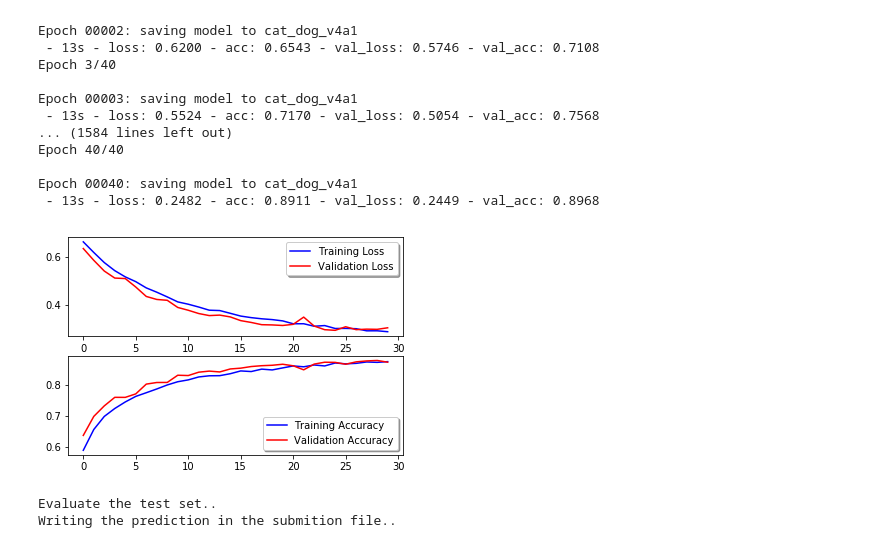
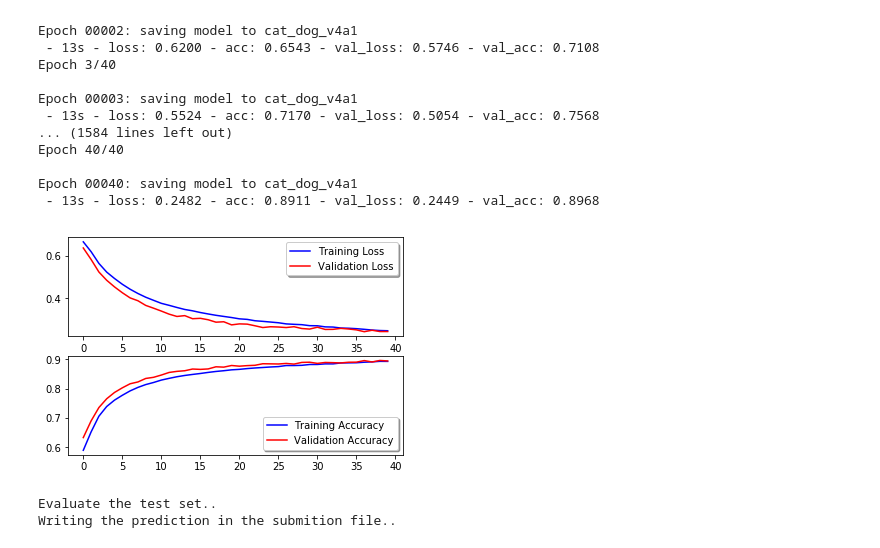
Before and after one commit to ILDanielS/Dogs-VS-Cats, a Jupyter notebook: Fourth Try - Simple Solution.ipynb, the cells around one changed output. Saved outputs shown, nothing was run; the diff lists cells and outputs as text; code cells hidden in the pictures.

Commit message:
Added validation and accuracy graphs

```diff
--- a/Fourth Try - Simple Solution.ipynb
+++ b/Fourth Try - Simple Solution.ipynb
@@ -126,14 +126,14 @@ model.add(Conv2D(filters=4, kernel_size=(4,4),\
 model.add(Conv2D(filters=8, kernel_size=(4,4),\
                  padding='Same', activation='relu'))
 model.add(MaxPool2D(pool_size=(4,4)))
-model.add(Dropout(0.5))
+# model.add(Dropout(0.5))
 
 model.add(Conv2D(filters=16, kernel_size=(8,8),\
                  padding='Same', activation='relu'))
 model.add(Conv2D(filters=32, kernel_size=(8,8),\
                  padding='Same', activation='relu'))
 model.add(MaxPool2D(pool_size=(4,4)))
-model.add(Dropout(0.5))
+# model.add(Dropout(0.5))
 
 model.add(Flatten())
 model.add(Dense(8**2, activation='relu'))
@@ -221,21 +221,42 @@ for i,history in enumerate(history_list):
     filename = 'train_history/trainHistory' + str(i) +'.pkl'
     with open(filename, 'wb') as file_pi:
         pickle.dump(history.history, file_pi)
+# %%
+import pickle
+if not history_list:
+    history_list = []
+    for i in range(0,10):
+        filename = 'train_history/trainHistory' + str(i) + '.pkl'
+        history_list.append(pickle.load( open( filename, "rb" ) ))
+# history1 = pickle.load( open( "train_history/trainHistory1.pkl", "rb" ) )
+# %%
+train_loss = np.array([history['loss'] for history in history_list])
+train_loss_mean = np.mean(train_loss,axis=0)
+
+val_loss = np.array([history['val_loss'] for history in history_list])
+val_loss_mean = np.mean(val_loss,axis=0)
+
+train_acc = np.array([history['acc'] for history in history_list])
+train_acc_mean = np.mean(train_acc,axis=0)
+
+val_acc = np.array([history['val_acc'] for history in history_list])
+val_acc_mean = np.mean(val_acc,axis=0)
 # %%
+
 fig, ax = plt.subplots(2,1)
 # Loss Plot
-for history in history_list
-    ax[0].plot(history.history['loss'], color='b', label="Training Loss")
-    ax[0].plot(history.history['val_loss'], color='r', label='Validation Loss')
+# for history in history_list
+ax[0].plot(train_loss_mean, color='b', label="Training Loss")
+ax[0].plot(val_loss_mean, color='r', label='Validation Loss')
 
 legend = ax[0].legend(loc='best', shadow=True)
 
 # Accuracy Plot
-ax[1].plot(history.history['acc'], color='b', label='Training Accuracy')
-ax[1].plot(history.history['val_acc'], color='r', label='Validation Accuracy')
+ax[1].plot(train_acc_mean, color='b', label='Training Accuracy')
+ax[1].plot(val_acc_mean, color='r', label='Validation Accuracy')
 legend = ax[1].legend(loc='best', shadow=True)
 # %% [output]
-[figure, old version]
+[figure, new version]
 # %%
 test_image_list = [TEST_DIR+i for i in os.listdir(TEST_DIR)]
 
```
